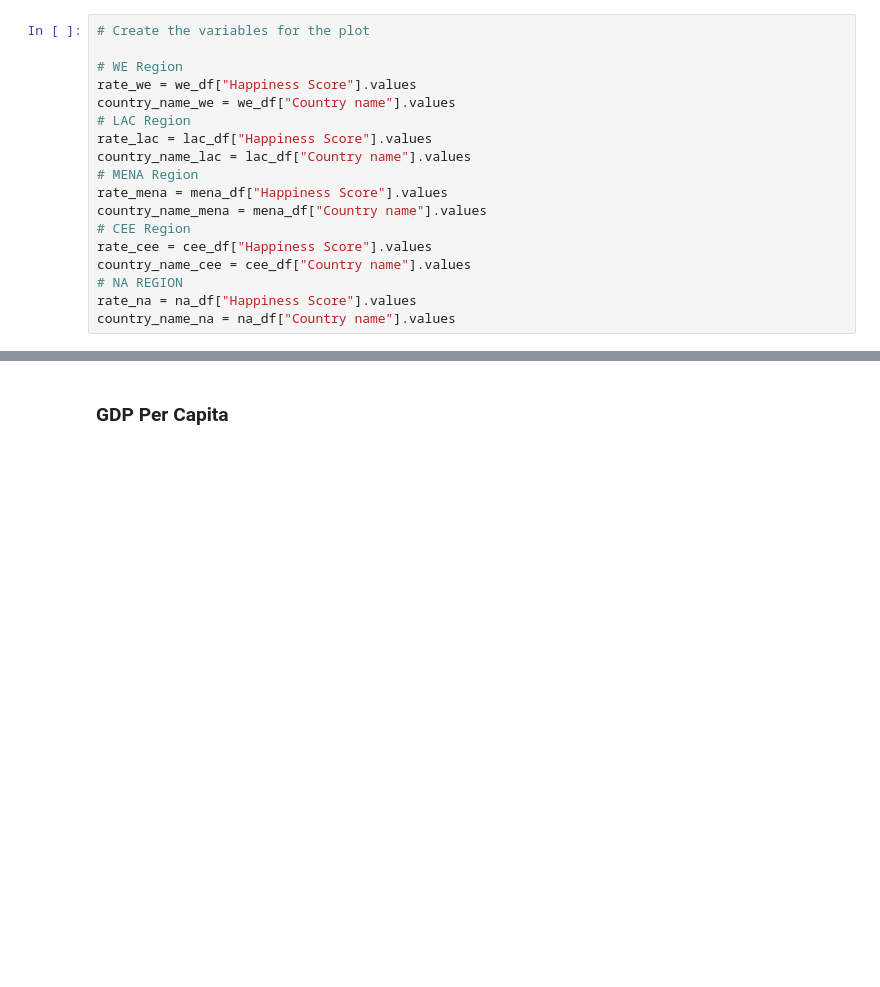
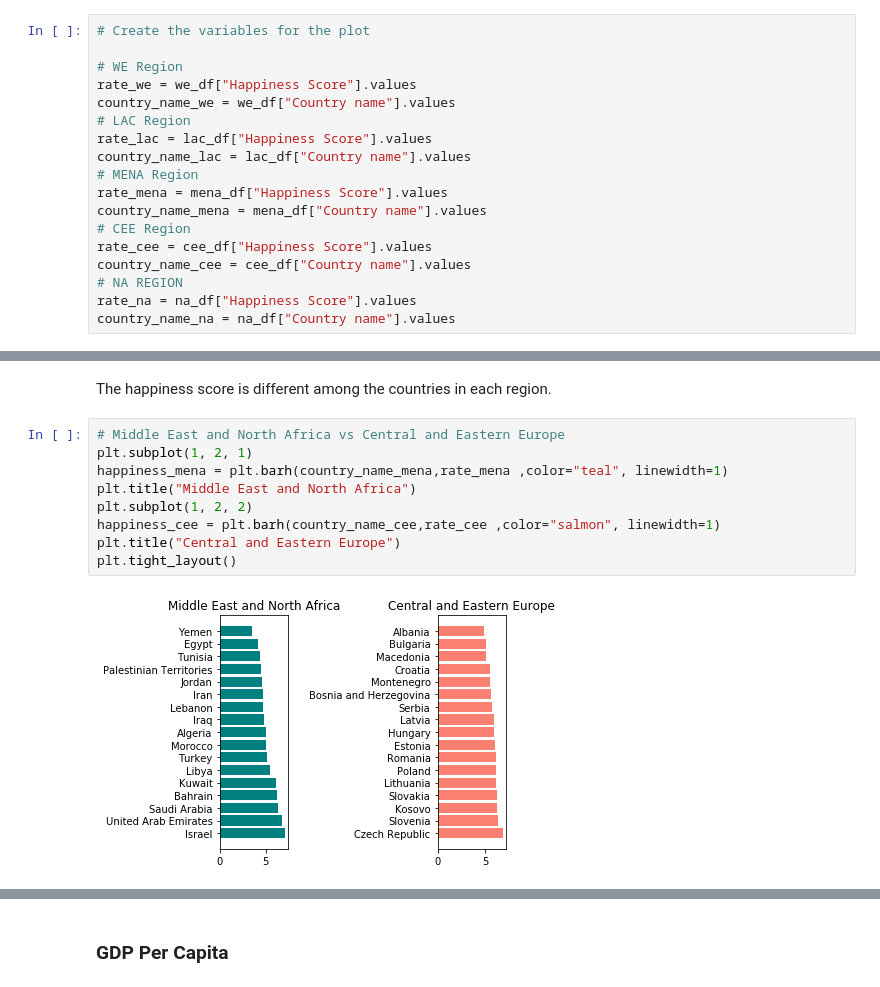
Before and after one commit to manuelamc14/happiness-rank-project, a Jupyter notebook: happiness_report_analysis.ipynb, the cells around one changed output, grey strips where cells are left out. Drawn from its saved outputs; the diff is of its cells as text; blank space fills up the shorter version.

```diff
--- a/happiness_report_analysis.ipynb
+++ b/happiness_report_analysis.ipynb
@@ -247,0 +223,13 @@ corr_na.style.background_gradient(cmap='coolwarm')
+# %% [markdown]
+The happiness score is different among the countries in each region.
+# %%
+# Middle East and North Africa vs Central and Eastern Europe
+plt.subplot(1, 2, 1)
+happiness_mena = plt.barh(country_name_mena,rate_mena ,color="teal", linewidth=1)
+plt.title("Middle East and North Africa")
+plt.subplot(1, 2, 2)
+happiness_cee = plt.barh(country_name_cee,rate_cee ,color="salmon", linewidth=1)
+plt.title("Central and Eastern Europe")
+plt.tight_layout()
+# %% [output]
+[figure, added]
```
Also changed, not shown: parts of 62 cells of this notebook.
